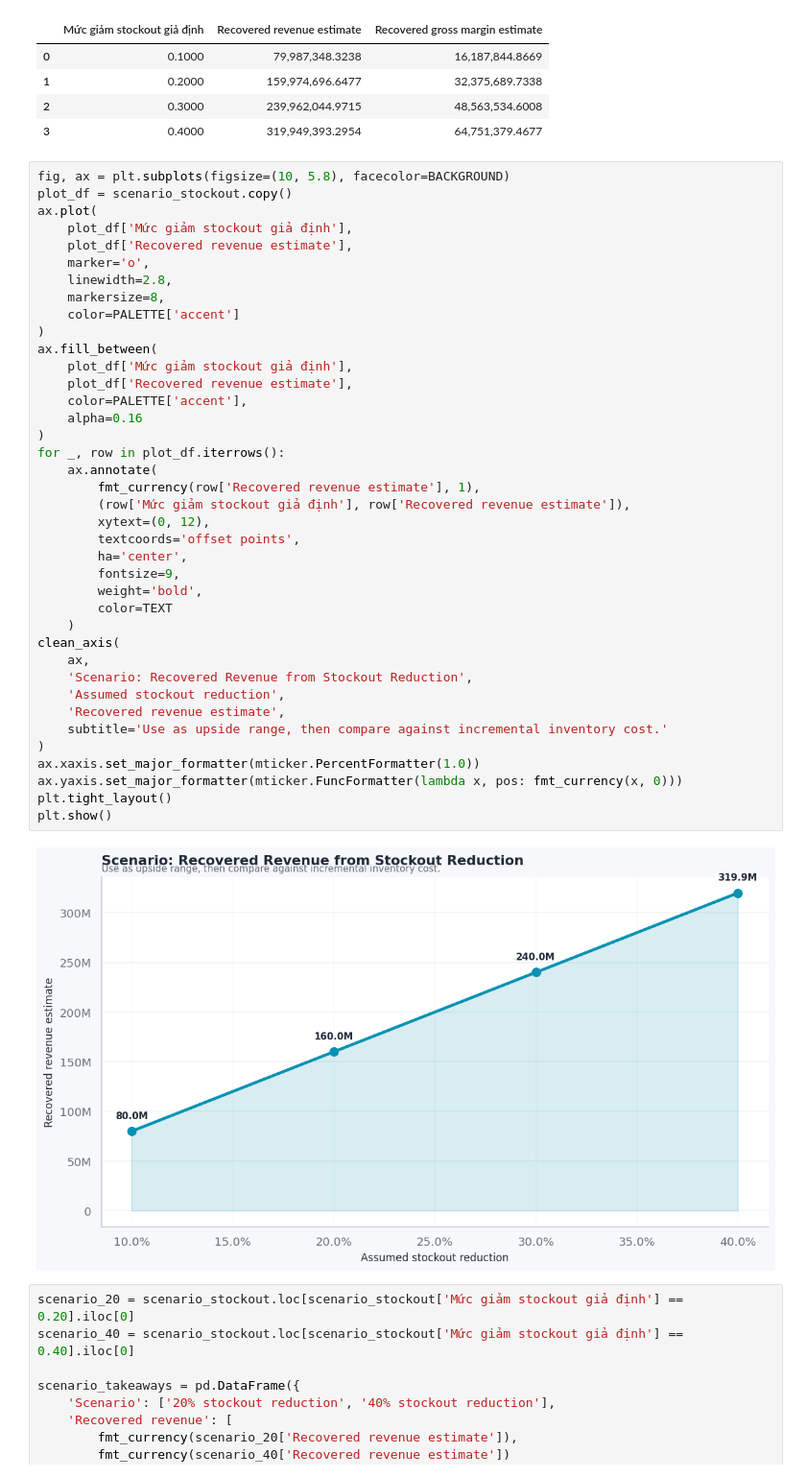
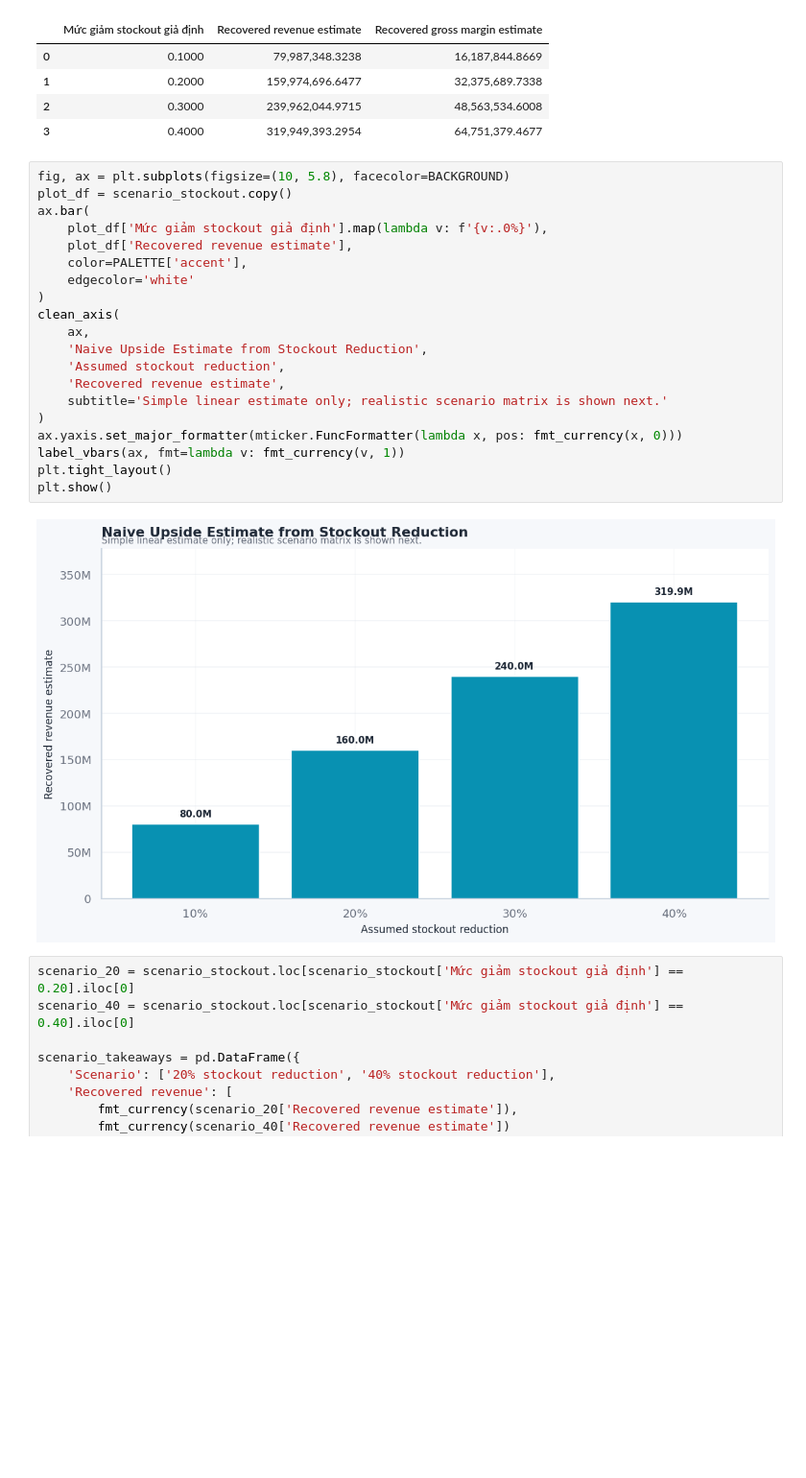
Before and after one commit to CodeDaoVietNam/DATATHON_2026, a Jupyter notebook: notebooks/03_deep_dive_inventory_optimization.ipynb, the cells around one changed output. Shown at 96% size. Saved outputs shown, nothing was run; the diff lists cells and outputs as text; blank space fills up the shorter version.

```diff
--- a/notebooks/03_deep_dive_inventory_optimization.ipynb
+++ b/notebooks/03_deep_dive_inventory_optimization.ipynb
@@ -1623,44 +2199,25 @@ display(scenario_stockout)
 # %%
 fig, ax = plt.subplots(figsize=(10, 5.8), facecolor=BACKGROUND)
 plot_df = scenario_stockout.copy()
-ax.plot(
-    plot_df['Mức giảm stockout giả định'],
-    plot_df['Recovered revenue estimate'],
-    marker='o',
-    linewidth=2.8,
-    markersize=8,
-    color=PALETTE['accent']
-)
-ax.fill_between(
-    plot_df['Mức giảm stockout giả định'],
+ax.bar(
+    plot_df['Mức giảm stockout giả định'].map(lambda v: f'{v:.0%}'),
     plot_df['Recovered revenue estimate'],
     color=PALETTE['accent'],
-    alpha=0.16
+    edgecolor='white'
 )
-for _, row in plot_df.iterrows():
-    ax.annotate(
-        fmt_currency(row['Recovered revenue estimate'], 1),
-        (row['Mức giảm stockout giả định'], row['Recovered revenue estimate']),
-        xytext=(0, 12),
-        textcoords='offset points',
-        ha='center',
-        fontsize=9,
-        weight='bold',
-        color=TEXT
-    )
 clean_axis(
     ax,
-    'Scenario: Recovered Revenue from Stockout Reduction',
+    'Naive Upside Estimate from Stockout Reduction',
     'Assumed stockout reduction',
     'Recovered revenue estimate',
-    subtitle='Use as upside range, then compare against incremental inventory cost.'
+    subtitle='Simple linear estimate only; realistic scenario matrix is shown next.'
 )
-ax.xaxis.set_major_formatter(mticker.PercentFormatter(1.0))
 ax.yaxis.set_major_formatter(mticker.FuncFormatter(lambda x, pos: fmt_currency(x, 0)))
+label_vbars(ax, fmt=lambda v: fmt_currency(v, 1))
 plt.tight_layout()
 plt.show()
 # %% [output]
-[figure, old version]
+[figure, new version]
 # %%
 scenario_20 = scenario_stockout.loc[scenario_stockout['Mức giảm stockout giả định'] == 0.20].iloc[0]
 scenario_40 = scenario_stockout.loc[scenario_stockout['Mức giảm stockout giả định'] == 0.40].iloc[0]
```
Also changed, not shown: parts of 62 cells of this notebook.
